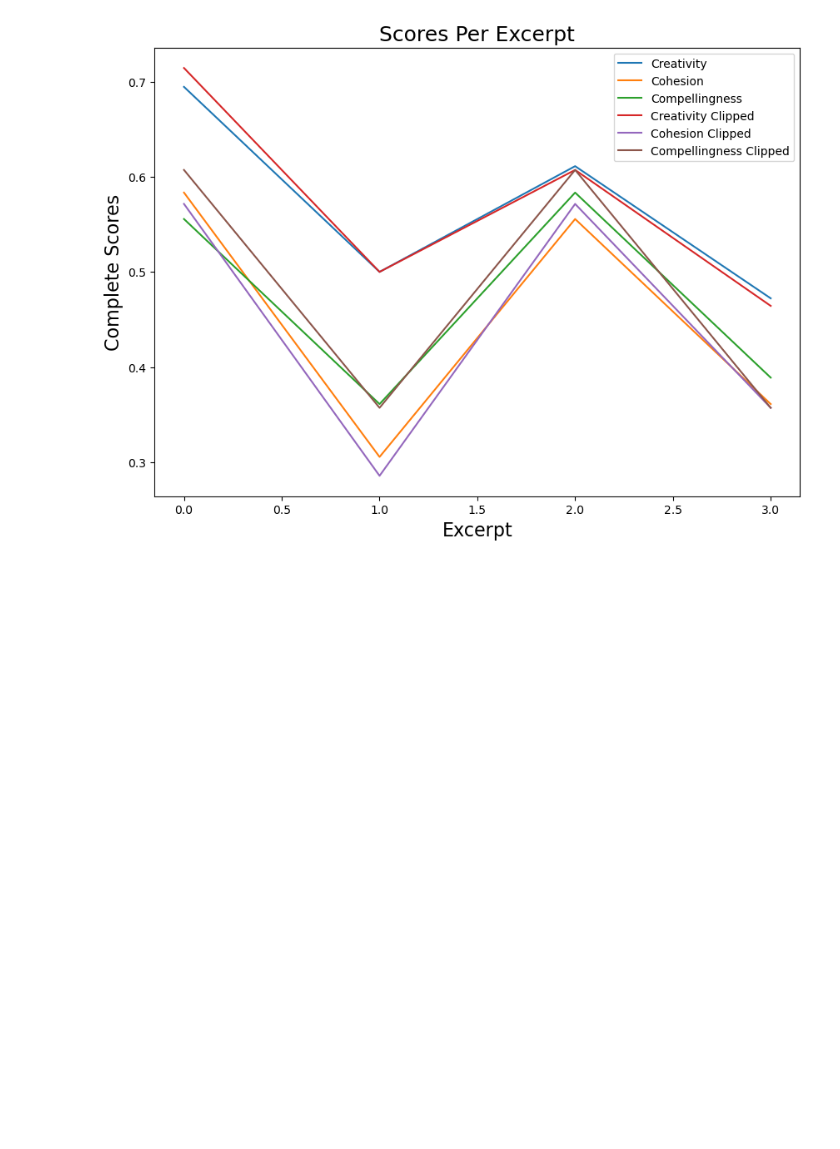
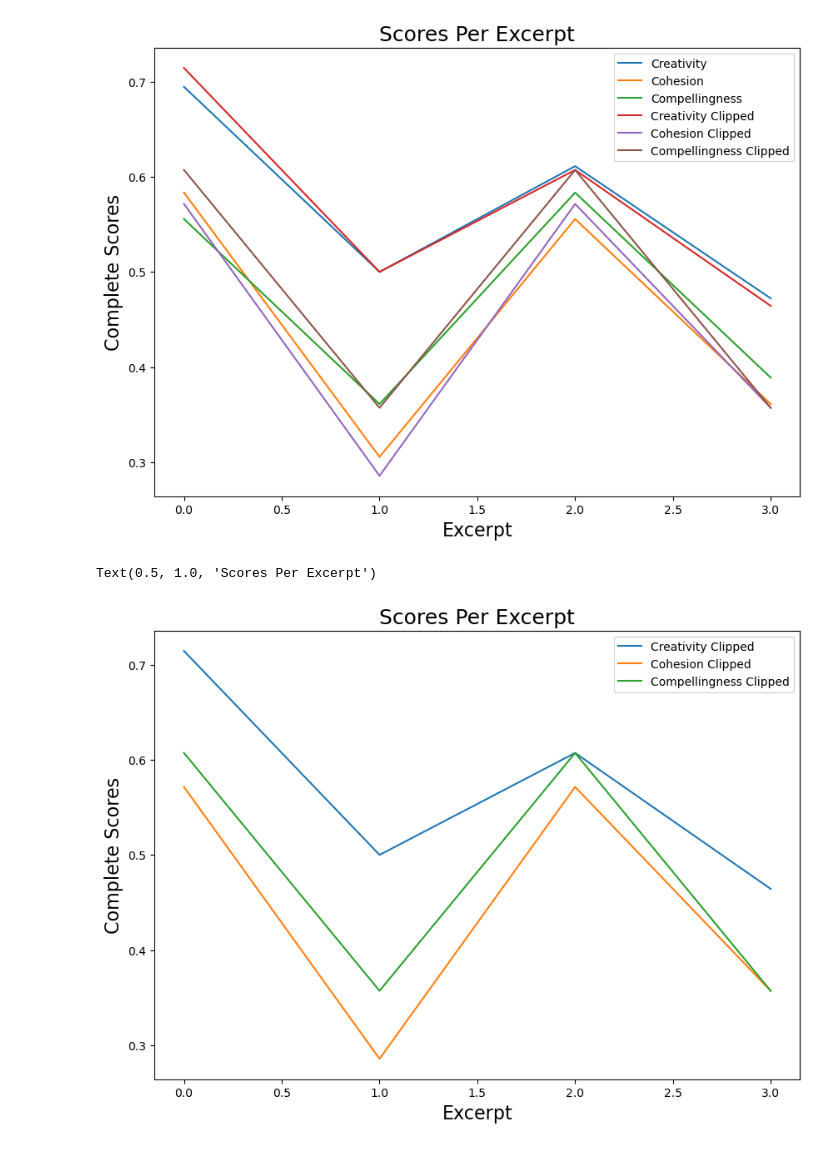
Before and after one commit to oscars47/Literary-RNN, a Jupyter notebook: data vis/datavis.ipynb, the cells around one changed output. Cells and saved outputs as stored; diff of their text form; code cells hidden in the pictures; blank space fills up the shorter version.

Commit message:
added clipped fig

```diff
--- a/data vis/datavis.ipynb
+++ b/data vis/datavis.ipynb
@@ -411,3 +411,46 @@ plt.title('Scores Per Excerpt', fontsize=18)
 # %% [output]
 Text(0.5, 1.0, 'Scores Per Excerpt')
 [figure]
+# %%
+# just clipped
+
+# getting total scores for each metric
+crea_clip_scores=[]
+cohe_clip_scores=[]
+comp_clip_scores=[]
+
+crea_clip_ls = [data_clean_restricted['Creative1'].to_list(), data_clean_restricted['Creative2'].to_list(),
+data_clean_restricted['Creative3'].to_list(), data_clean_restricted['Creative4'].to_list()]
+cohe_clip_ls = [data_clean_restricted['Cohesive1'].to_list(), data_clean_restricted['Cohesive2'].to_list(),
+data_clean_restricted['Cohesive3'].to_list(), data_clean_restricted['Cohesive4'].to_list()]
+comp_clip_ls = [data_clean_restricted['Compelling1'].to_list(), data_clean_restricted['Compelling2'].to_list(),
+data_clean_restricted['Compelling3'].to_list(), data_clean_restricted['Compelling4'].to_list()]
+
+total_ls = [crea_ls, cohe_ls, comp_ls, crea_clip_ls, cohe_clip_ls, comp_clip_ls]
+for i, metric_ls in enumerate(total_ls):
+    for ls in metric_ls:
+        score = sum(ls)/(4*len(ls))
+        if i == 0:
+            crea_scores.append(score)
+        elif i==1:
+            cohe_scores.append(score)
+        elif i == 2:
+            comp_scores.append(score)
+        elif i ==3:
+            crea_clip_scores.append(score)
+        elif i ==4:
+            cohe_clip_scores.append(score)
+        elif i==5:
+            comp_clip_scores.append(score)
+
+plt.figure(figsize=(10,7))
+plt.plot(list(range(4)), crea_clip_scores, label='Creativity Clipped')
+plt.plot(list(range(4)), cohe_clip_scores, label='Cohesion Clipped')
+plt.plot(list(range(4)), comp_clip_scores, label='Compellingness Clipped')
+plt.legend()
+plt.xlabel('Excerpt', fontsize=16)
+plt.ylabel('Complete Scores', fontsize=16)
+plt.title('Scores Per Excerpt', fontsize=18)
+# %% [output]
+Text(0.5, 1.0, 'Scores Per Excerpt')
+[figure, added]
```
Also changed, not shown: 1 other file.
